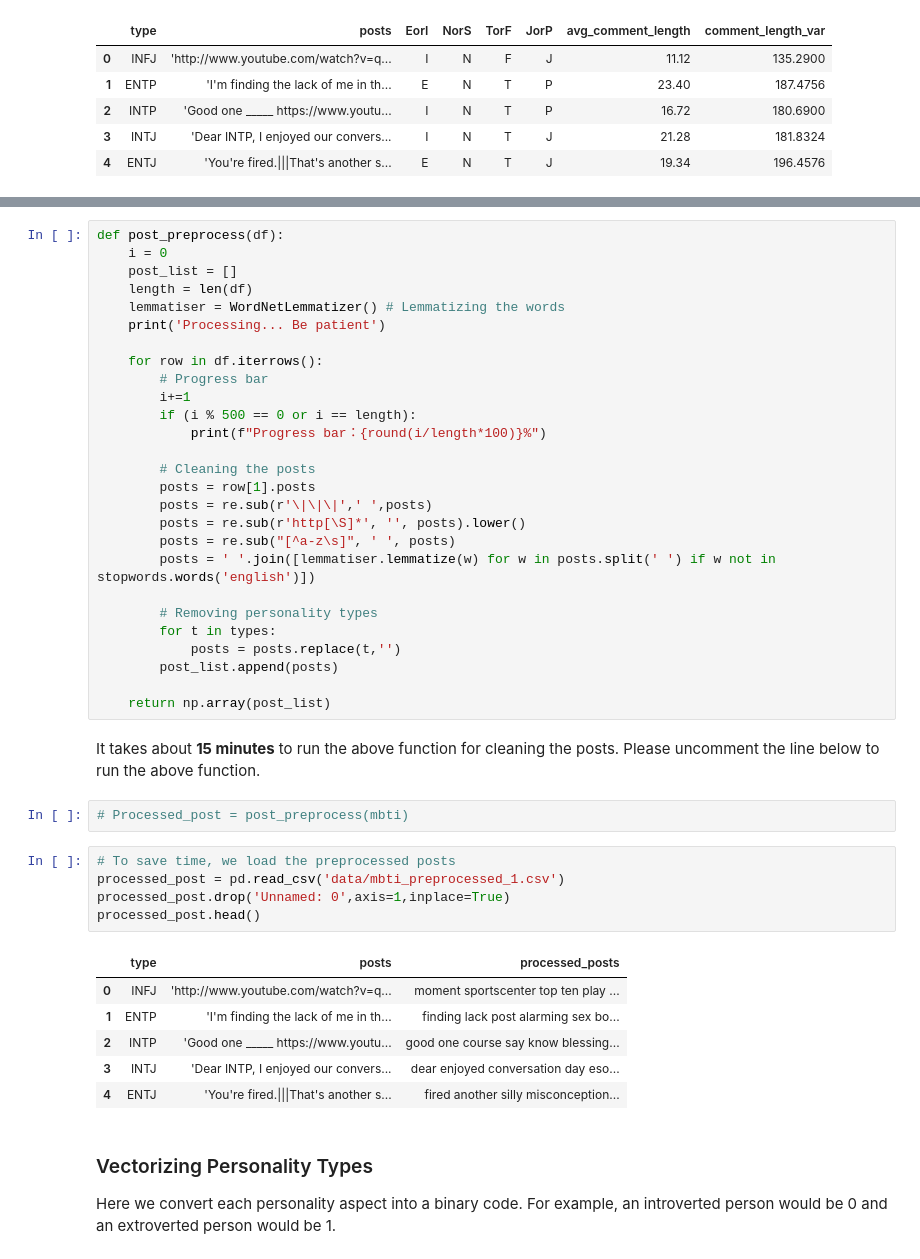
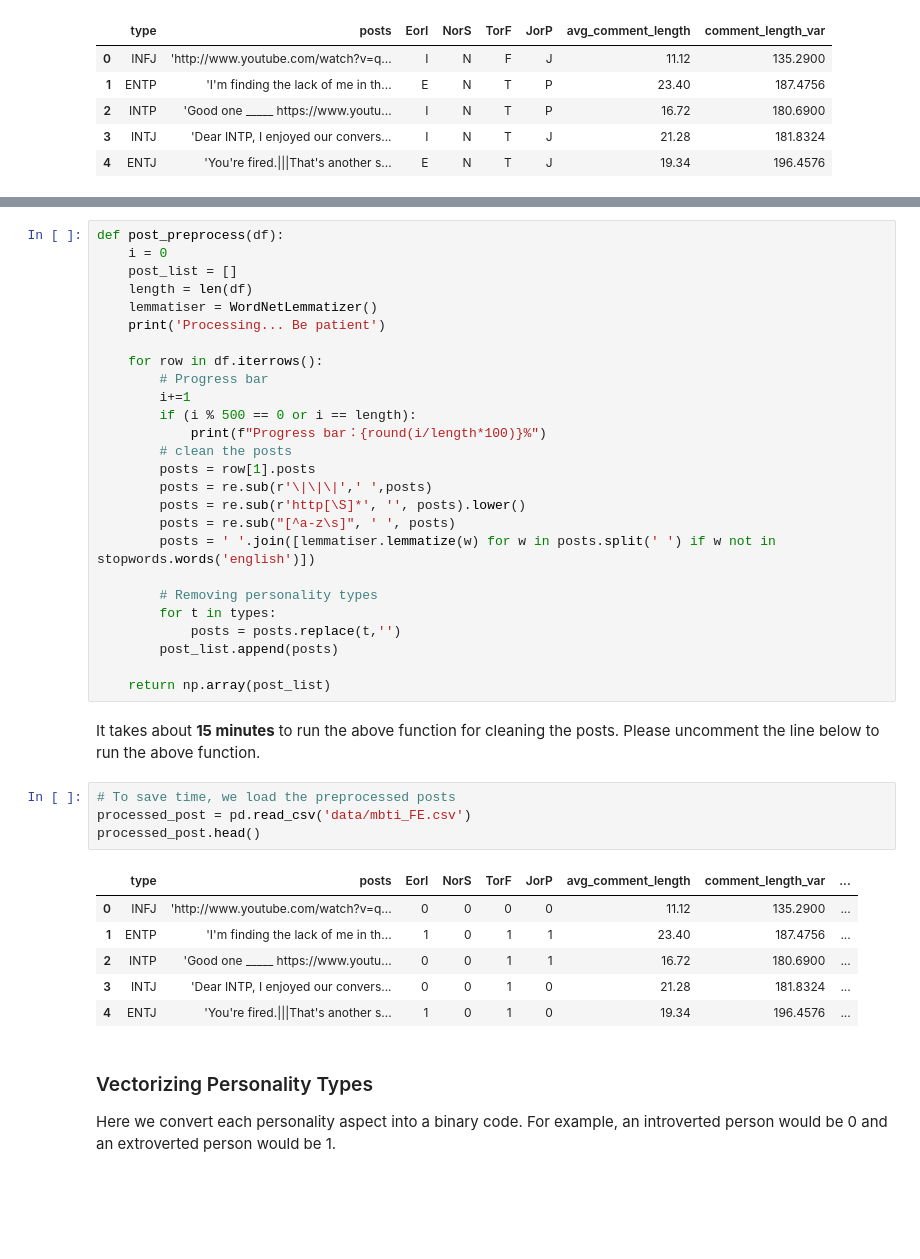
Before and after one commit to donyafoz/MBTI-ML, a Jupyter notebook: Final_Notebook.ipynb, the cells around one changed output, grey strips where cells are left out. Saved outputs shown, nothing was run; the diff lists cells and outputs as text; blank space fills up the shorter version.

```diff
--- a/Final_Notebook.ipynb
+++ b/Final_Notebook.ipynb
@@ -154,7 +175,7 @@ def post_preprocess(df):
     i = 0
     post_list = []
     length = len(df)
-    lemmatiser = WordNetLemmatizer() # Lemmatizing the words
+    lemmatiser = WordNetLemmatizer()
     print('Processing... Be patient')
 
     for row in df.iterrows():
@@ -162,8 +183,7 @@ def post_preprocess(df):
         i+=1
         if (i % 500 == 0 or i == length):
             print(f"Progress bar：{round(i/length*100)}%")
-
-        # Cleaning the posts
+        # clean the posts
         posts = row[1].posts
         posts = re.sub(r'\|\|\|',' ',posts)
         posts = re.sub(r'http[\S]*', '', posts).lower()
@@ -178,20 +198,17 @@ def post_preprocess(df):
     return np.array(post_list)
 # %% [markdown]
 It takes about **15 minutes** to run the above function for cleaning the posts. Please uncomment the line below to run the above function.
-# %%
-# Processed_post = post_preprocess(mbti)
 # %%
 # To save time, we load the preprocessed posts
-processed_post = pd.read_csv('data/mbti_preprocessed_1.csv')
-processed_post.drop('Unnamed: 0',axis=1,inplace=True)
+processed_post = pd.read_csv('data/mbti_FE.csv')
 processed_post.head()
 # %% [output]
-|  | type | posts | processed_posts |
-| 0 | INFJ | 'http://www.youtube.com/watch?v=q... | moment sportscenter top ten play ... |
-| 1 | ENTP | 'I'm finding the lack of me in th... | finding lack post alarming sex bo... |
-| 2 | INTP | 'Good one _____ https://www.youtu... | good one course say know blessing... |
-| 3 | INTJ | 'Dear INTP, I enjoyed our convers... | dear enjoyed conversation day eso... |
-| 4 | ENTJ | 'You're fired.|||That's another s... | fired another silly misconception... |
+|  | type | posts | EorI | NorS | TorF | JorP | avg_comment_length | comment_length_var | ... |
+| 0 | INFJ | 'http://www.youtube.com/watch?v=q... | 0 | 0 | 0 | 0 | 11.12 | 135.2900 | ... |
+| 1 | ENTP | 'I'm finding the lack of me in th... | 1 | 0 | 1 | 1 | 23.40 | 187.4756 | ... |
+| 2 | INTP | 'Good one _____ https://www.youtu... | 0 | 0 | 1 | 1 | 16.72 | 180.6900 | ... |
+| 3 | INTJ | 'Dear INTP, I enjoyed our convers... | 0 | 0 | 1 | 0 | 21.28 | 181.8324 | ... |
+| 4 | ENTJ | 'You're fired.|||That's another s... | 1 | 0 | 1 | 0 | 19.34 | 196.4576 | ... |
 # %% [markdown]
 ### Vectorizing Personality Types
 Here we convert each personality aspect into a binary code. For example, an introverted person would be 0 and an extroverted person would be 1.
```
Also changed, not shown: parts of 129 cells of this notebook.
